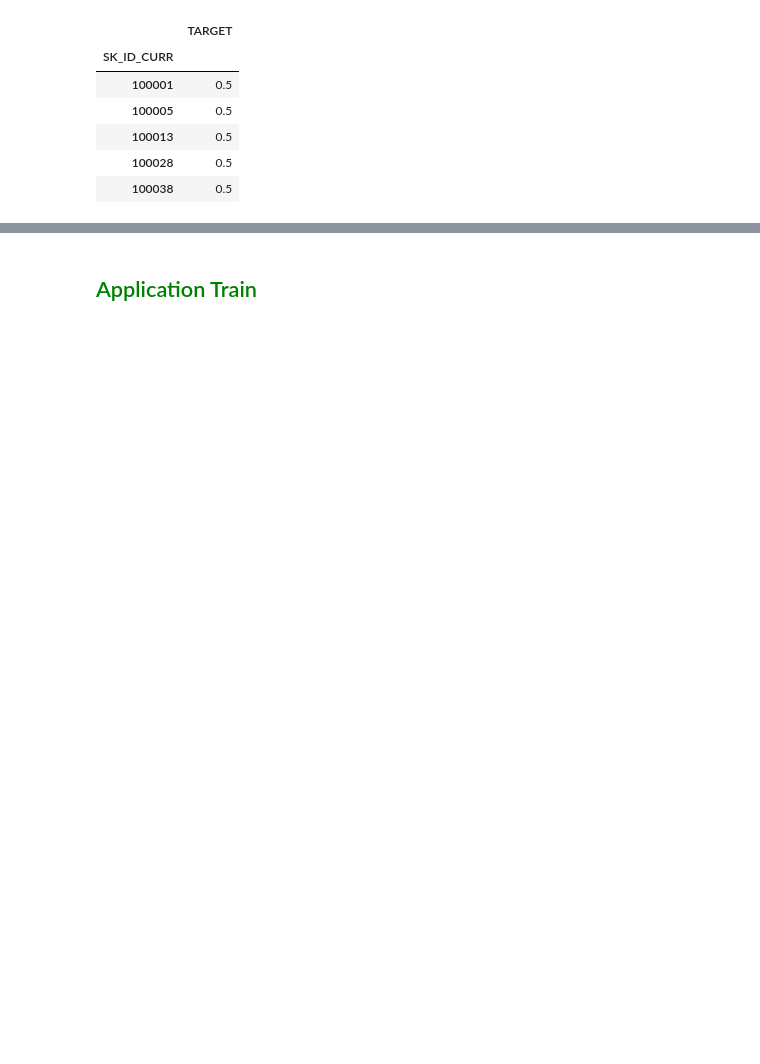
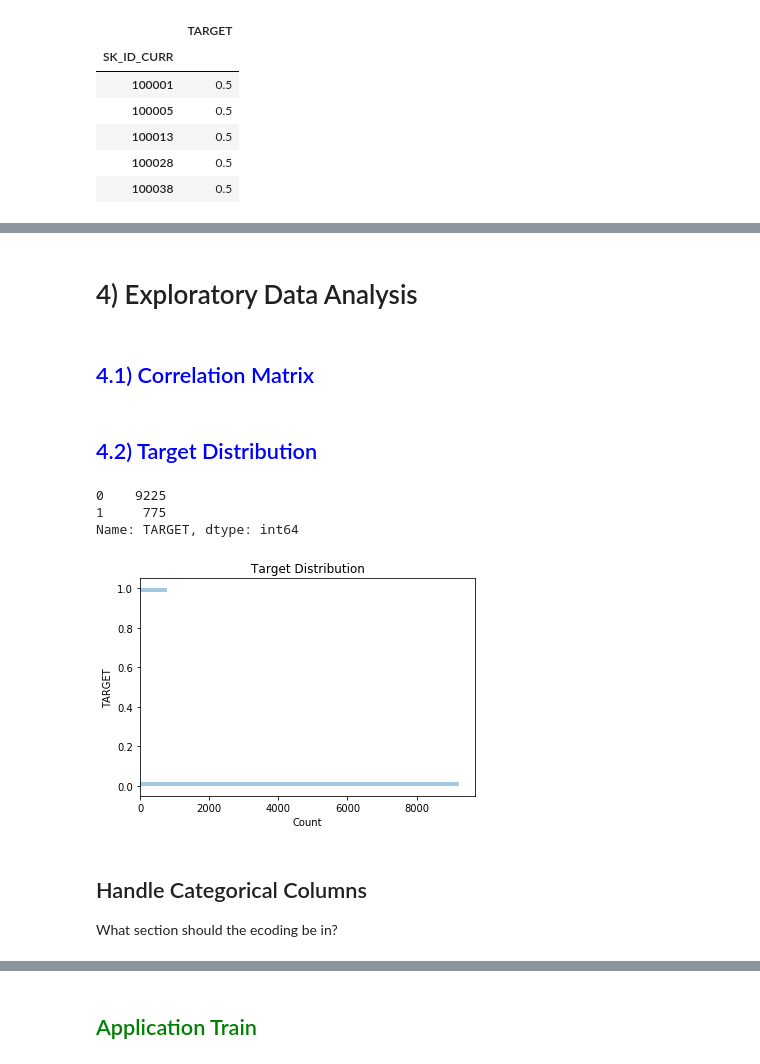
Before and after one commit to milesin3d/HomeCreditDefaultRisk, a Jupyter notebook: HomeCreditDefaultRisk.ipynb, the cells around one changed output, grey strips where cells are left out. Cells and saved outputs as stored; diff of their text form; code cells hidden in the pictures; blank space fills up the shorter version.

Commit message:
started encoding variables

```diff
--- a/HomeCreditDefaultRisk.ipynb
+++ b/HomeCreditDefaultRisk.ipynb
@@ -200,0 +598,13 @@ ss.head()
+# %%
+# combine the lists
+
+cat_cols = name_cols + type_cols
+cat_cols += ['CODE_GENDER',
+            'WEEKDAY_APPR_PROCESS_START',
+            'FONDKAPREMONT_MODE',
+            'WALLSMATERIAL_MODE',
+            'REGION_RATING_CLIENT',
+            'REGION_RATING_CLIENT_W_CITY']
+
+cat_cols = list(dict.fromkeys(cat_cols)) # remove duplicates
+cat_cols
@@ -200,0 +627,5 @@ ss.head()
+# %%
+# print NAME or TYPE columns and their unique values
+
+for col in cat_cols:
+    print(col, ':', a_train[col].unique())
@@ -200,0 +650,5 @@ ss.head()
+# %%
+# print NAME or TYPE columns and the num of unique values
+
+for col in cat_cols:
+    print(col, ':', len(a_train[col].unique()))
@@ -200,0 +694,7 @@ ss.head()
+# %%
+# convert cat_cols into categorical data
+#### Categorical Columns
+for col in cat_cols:
+    a_train[col] = pd.Categorical(a_train[col])
+
+a_train[cat_cols].info()
@@ -200,0 +1372,21 @@ ss.head()
+# %% [markdown]
+# 4) Exploratory Data Analysis
+# %% [markdown]
+## <font color='blue'>4.1) Correlation Matrix</font>
+# %% [markdown]
+## <font color='blue'>4.2) Target Distribution</font>
+# %%
+a_train['TARGET'].value_counts()
+# %% [output]
+0    9225
+1     775
+Name: TARGET, dtype: int64
+# %%
+_ = sns.distplot(a_train['TARGET'], vertical=True, kde=False)
+_ = plt.title('Target Distribution')
+_ = plt.xlabel('Count')
+# %% [output]
+[figure, added]
+# %% [markdown]
+## Handle Categorical Columns
+What section should the ecoding be in?
```
Also changed, not shown: parts of 132 cells of this notebook.
